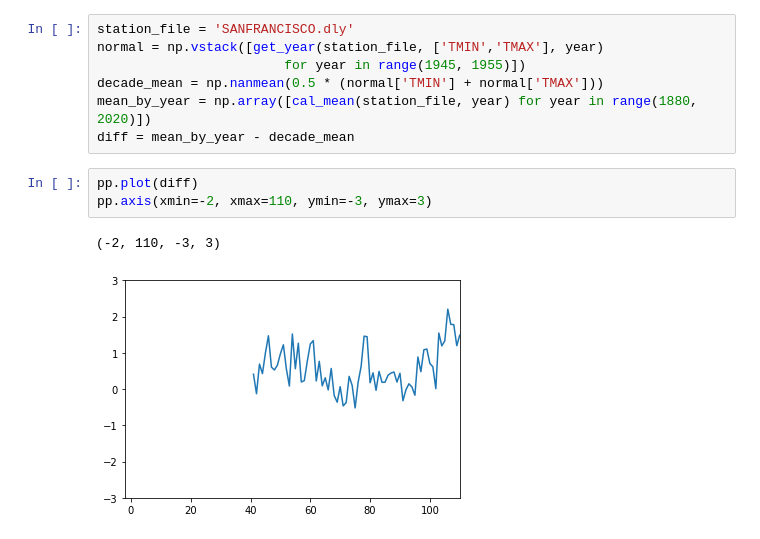
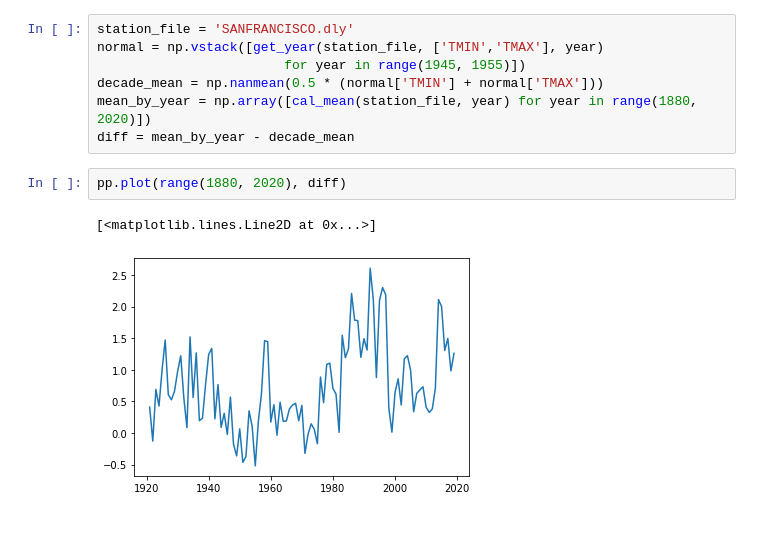
Before and after one commit to VardhiniM/WeatherAnalysis, a Jupyter notebook: SF weather data analysis.ipynb, the cells around one changed output. Drawn from its saved outputs; the diff is of its cells as text.

Commit message:
updated the difference in average temperature plot

```diff
--- a/SF weather data analysis.ipynb
+++ b/SF weather data analysis.ipynb
@@ -270,9 +270,8 @@ normal = np.vstack([get_year(station_file, ['TMIN','TMAX'], year)
 decade_mean = np.nanmean(0.5 * (normal['TMIN'] + normal['TMAX']))
 mean_by_year = np.array([cal_mean(station_file, year) for year in range(1880, 2020)])
 diff = mean_by_year - decade_mean
-# %%
-pp.plot(diff)
-pp.axis(xmin=-2, xmax=110, ymin=-3, ymax=3)
-# %% [output]
-(-2, 110, -3, 3)
-[figure, removed]
+# %%
+pp.plot(range(1880, 2020), diff)
+# %% [output]
+[<matplotlib.lines.Line2D at 0x...>]
+[figure, added]
```
